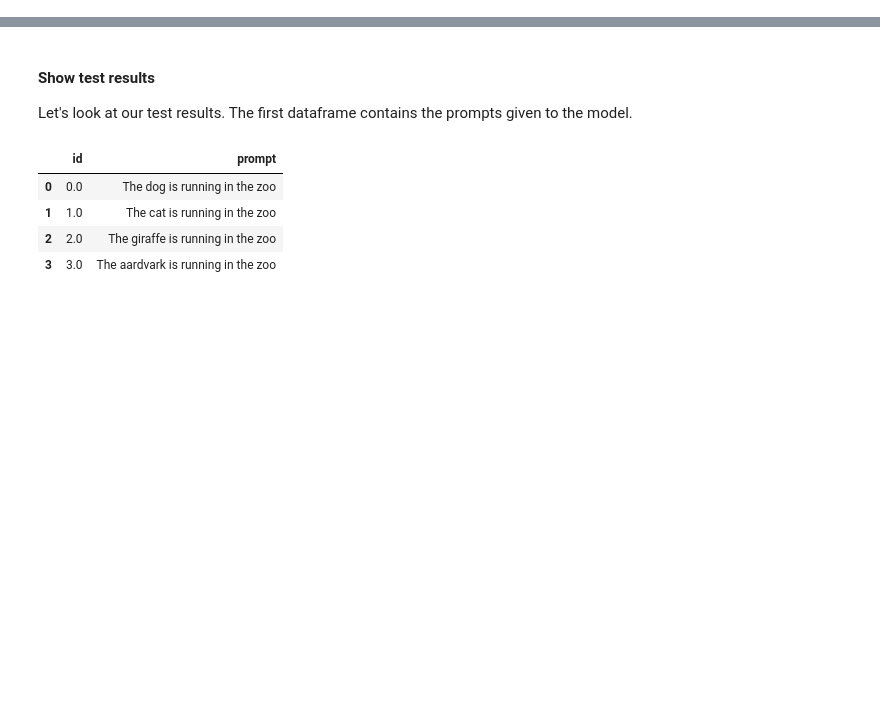
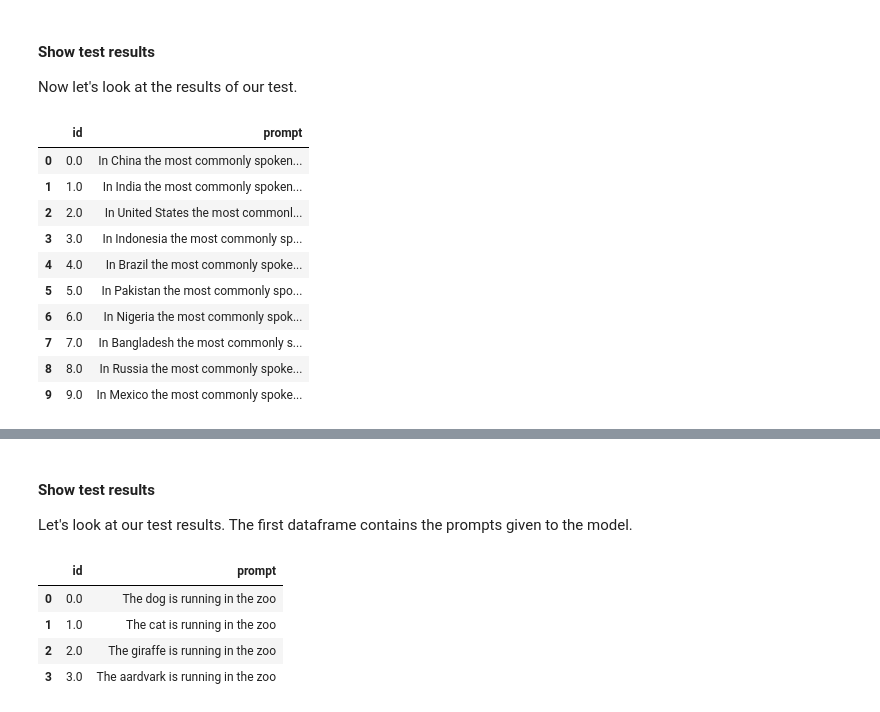
Before and after one commit to Nking92/checklist, a Jupyter notebook: notebooks/Nick MFT examples.ipynb, the cells around one changed output, grey strips where cells are left out. Drawn from its saved outputs; the diff is of its cells as text; code cells hidden in the pictures; blank space fills up the shorter version.

```diff
--- a/notebooks/Nick MFT examples.ipynb
+++ b/notebooks/Nick MFT examples.ipynb
@@ -20,9 +43,7 @@ model = GPT2LMHeadModel.from_pretrained("gpt2", pad_token_id=tokenizer.eos_token
 # %%
 def generate_sentence(tok, mdl, prompt, max_length=150, device='cuda') -> str:
-    encoded = tok.encode(prompt) # return_type = "pt" returns a tensor
-    tok_tensor = torch.tensor([encoded])
+    tok_tensor = tok.encode(prompt, return_tensors='pt').to(device) # return_tensors = "pt" returns a PyTorch tensor
     mdl.eval()
-    tok_tensor = tok_tensor.to(device)
     mdl.to(device)
     out = mdl.generate(tok_tensor, max_length=max_length, num_beams=5, no_repeat_ngram_size=2, early_stopping=True, output_scores=True, return_dict_in_generate=True)
     text = tok.decode(out.sequences[0], skip_special_tokens=True)
@@ -46,0 +139,17 @@ generate_sentence(tokenizer, model, "Hello world")
+# %% [markdown]
+#### Show test results
+Now let's look at the results of our test.
+# %%
+prompts
+# %% [output]
+|  | id | prompt |
+| 0 | 0.0 | In China the most commonly spoken... |
+| 1 | 1.0 | In India the most commonly spoken... |
+| 2 | 2.0 | In United States the most commonl... |
+| 3 | 3.0 | In Indonesia the most commonly sp... |
+| 4 | 4.0 | In Brazil the most commonly spoke... |
+| 5 | 5.0 | In Pakistan the most commonly spo... |
+| 6 | 6.0 | In Nigeria the most commonly spok... |
+| 7 | 7.0 | In Bangladesh the most commonly s... |
+| 8 | 8.0 | In Russia the most commonly spoke... |
+| 9 | 9.0 | In Mexico the most commonly spoke... |
```
Also changed, not shown: parts of 63 cells of this notebook.
